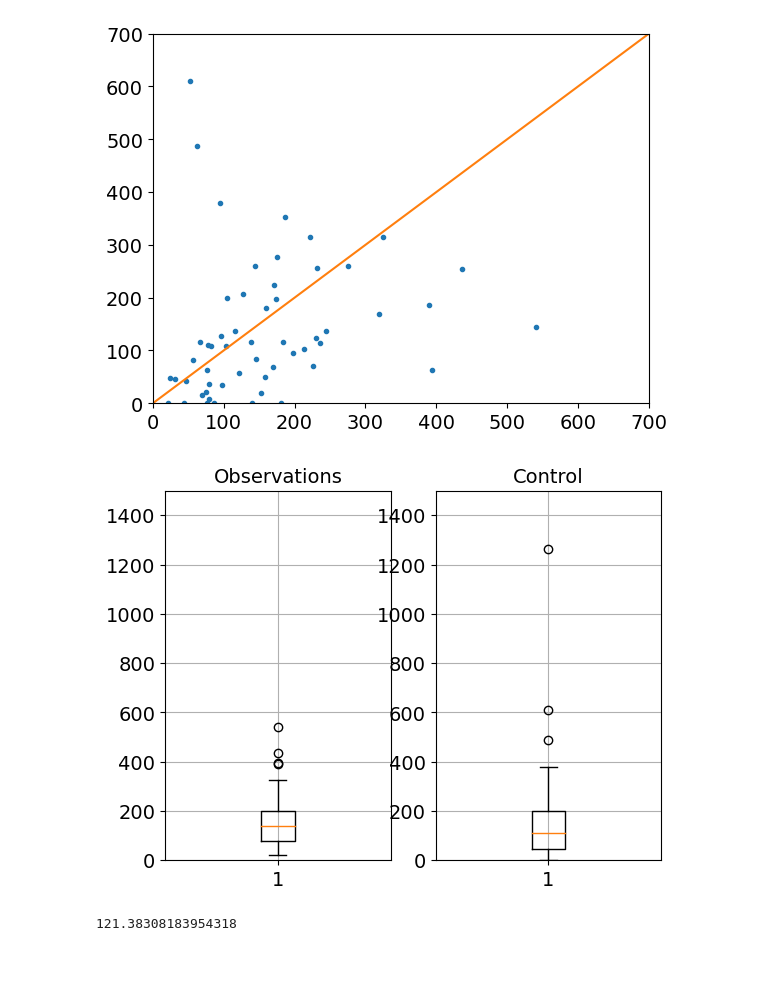
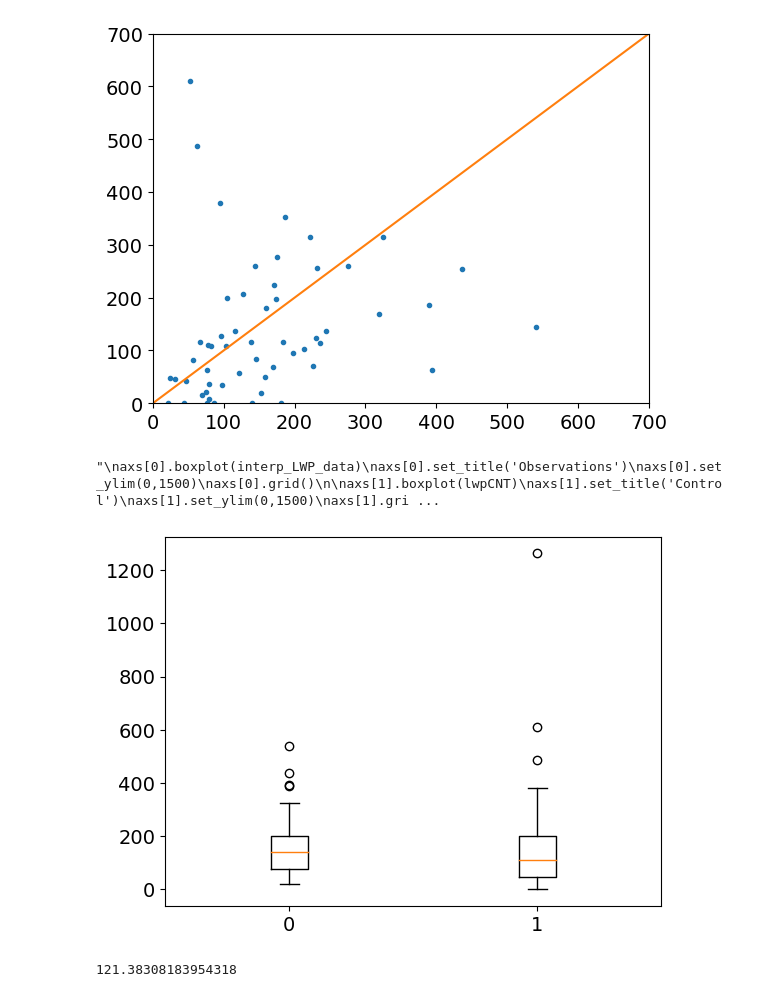
Before and after one commit to eliotperrin/Mixed-phase-cloud-with-CR-SIM, a Jupyter notebook: lwp difference.ipynb, the cells around one changed output. Drawn from its saved outputs; the diff is of its cells as text; code cells hidden in the pictures; blank space fills up the shorter version.

```diff
--- a/lwp difference.ipynb
+++ b/lwp difference.ipynb
@@ -212,20 +212,28 @@ plt.ylim(0, 700)
 (0.0, 700.0)
 [figure]
 # %%
-fig, axs = plt.subplots(1, 2)
+plt.figure()
+
+box1 = plt.boxplot(interp_LWP_data, positions=[0])
+
+box2 = plt.boxplot(lwpCNT, positions=[1])
 
 
+plt.xlim(-0.5, 1.5)
+"""
 axs[0].boxplot(interp_LWP_data)
 axs[0].set_title('Observations')
 axs[0].set_ylim(0,1500)
 axs[0].grid()
 
 axs[1].boxplot(lwpCNT)
 axs[1].set_title('Control')
 axs[1].set_ylim(0,1500)
 axs[1].grid()
+"""
 # %% [output]
+"\naxs[0].boxplot(interp_LWP_data)\naxs[0].set_title('Observations')\naxs[0].set_ylim(0,1500)\naxs[0].grid()\n\naxs[1].boxplot(lwpCNT)\naxs[1].set_title('Control')\naxs[1].set_ylim(0,1500)\naxs[1].gri ...
-[figure, old version]
+[figure, new version]
 # %%
 diff = interp_LWP_data - lwpCNT
 diff = abs(diff)
```
Also changed, not shown: 1 other file.
